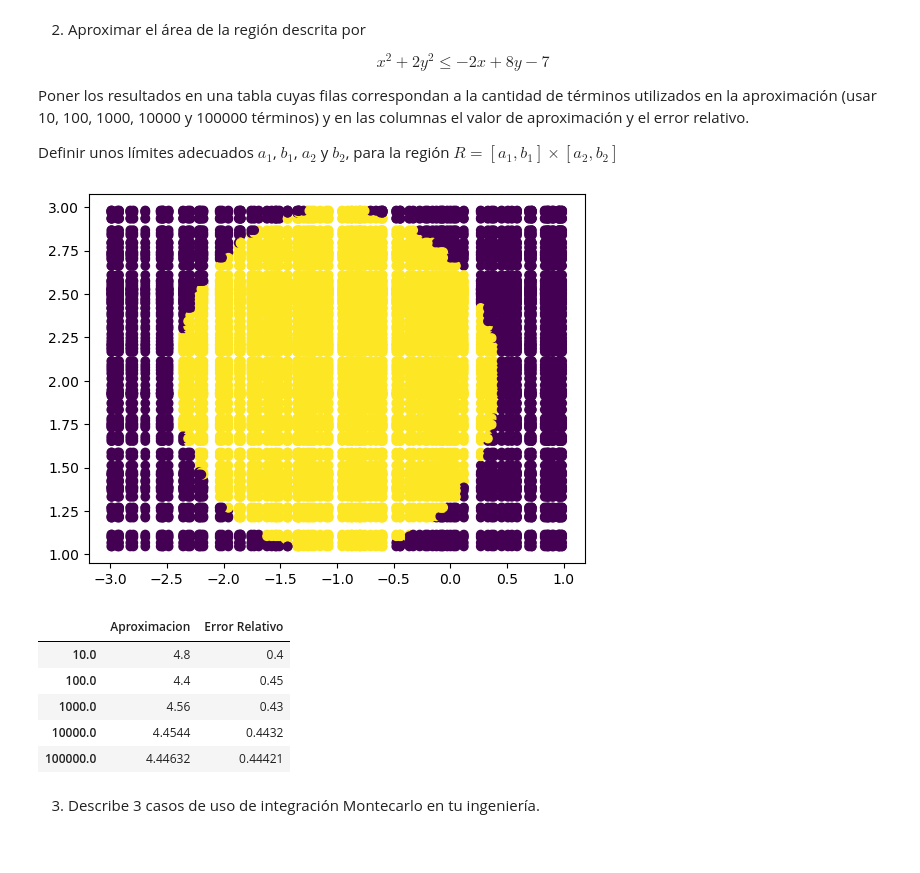
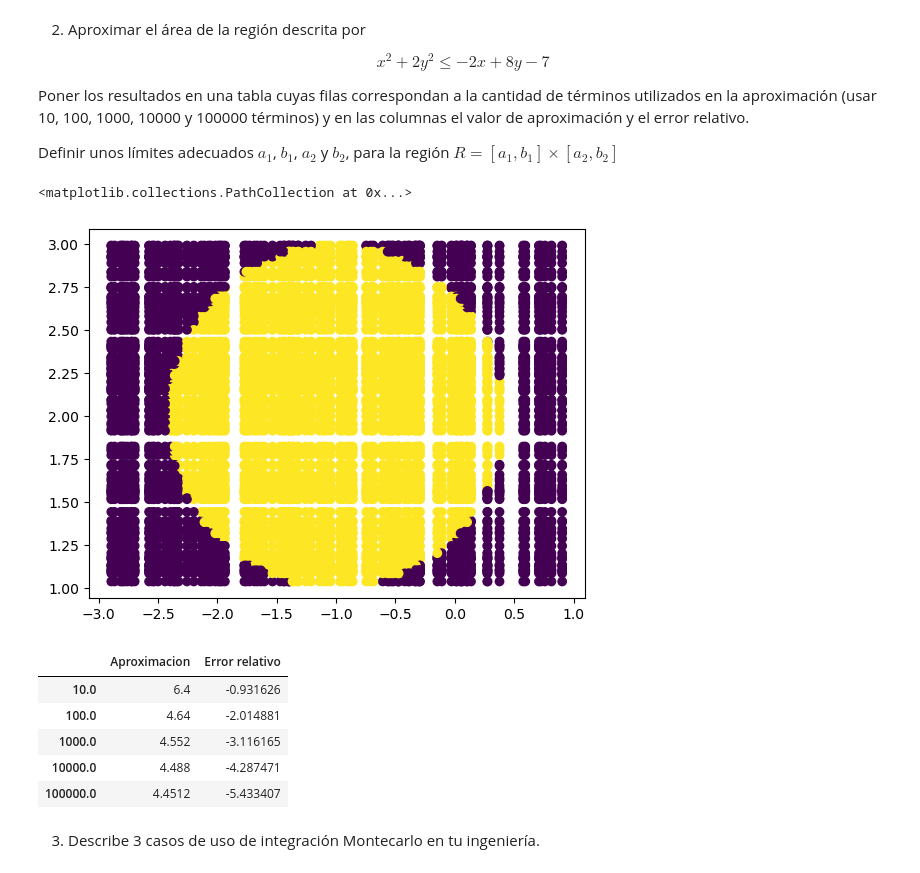
Before and after one commit to IsraelSantiagoGomez/Israel, a Jupyter notebook: Tarea - Integración montecarlo_IsraelSantiago.ipynb, the cells around one changed output. Drawn from its saved outputs; the diff is of its cells as text; code cells hidden in the pictures.

```diff
--- a/Tarea - Integración montecarlo_IsraelSantiago.ipynb
+++ b/Tarea - Integración montecarlo_IsraelSantiago.ipynb
@@ -82,14 +82,13 @@ def s(x, y):
 # %%
 x = np.random.uniform(-3, 1, 100)
 y = np.random.uniform(1, 3, 100)
 
 X, Y = np.meshgrid(x, y)
-
 plt.figure()
-plt.scatter(X, Y, c=f(X, Y))
-plt.show()
+plt.scatter(X, Y, c=s(X, Y))
 # %% [output]
+<matplotlib.collections.PathCollection at 0x...>
-[figure, old version]
+[figure, new version]
 # %%
 def montecarlo2 (region, xa, xb, ya, yb, N) :
     x = np.random.uniform(xa, xb, N)
@@ -106,26 +105,27 @@ b1 = 1
 a2 = 1
 b2 = 3
 
-area_real = (b1 - a1) * (b2 - a2)
+AR1 = (b1-a1)*(b2-a1)
 
-tabla = pd.DataFrame(columns=["Aproximacion", "Error Relativo"], index=N)
-
+tabla = pd.DataFrame(columns=["Aproximacion"], index=N)
 
 for i in N :
     aproximacion = montecarlo2(s, a1, b1, a2, b2, int(i))
-    error_relativo = abs((aproximacion - area_real) / area_real)
+    area_aprox1 = montecarlo2(s, a1, b1, a2, b2, int(i))
+    Crel1 = ((1-area_aprox1/AR1)/(area_aprox1/AR1))**(1/2)
+    er1 = np.log10(Crel1) - np.log(i)/2
+    tabla.loc[i, "Error relativo "] = er1
     tabla.loc[i, "Aproximacion"] = aproximacion
-    tabla.loc[i, "Error Relativo"] = error_relativo
 
 
 tabla
 # %% [output]
-|  | Aproximacion | Error Relativo |
-| 10.0 | 4.8 | 0.4 |
-| 100.0 | 4.4 | 0.45 |
-| 1000.0 | 4.56 | 0.43 |
-| 10000.0 | 4.4544 | 0.4432 |
-| 100000.0 | 4.44632 | 0.44421 |
+|  | Aproximacion | Error relativo |
+| 10.0 | 6.4 | -0.931626 |
+| 100.0 | 4.64 | -2.014881 |
+| 1000.0 | 4.552 | -3.116165 |
+| 10000.0 | 4.488 | -4.287471 |
+| 100000.0 | 4.4512 | -5.433407 |
 # %% [markdown]
 3. Describe 3 casos de uso de integración Montecarlo en tu ingeniería.
 # %% [markdown]
```
Also changed, not shown: parts of 1 cell of this notebook.
